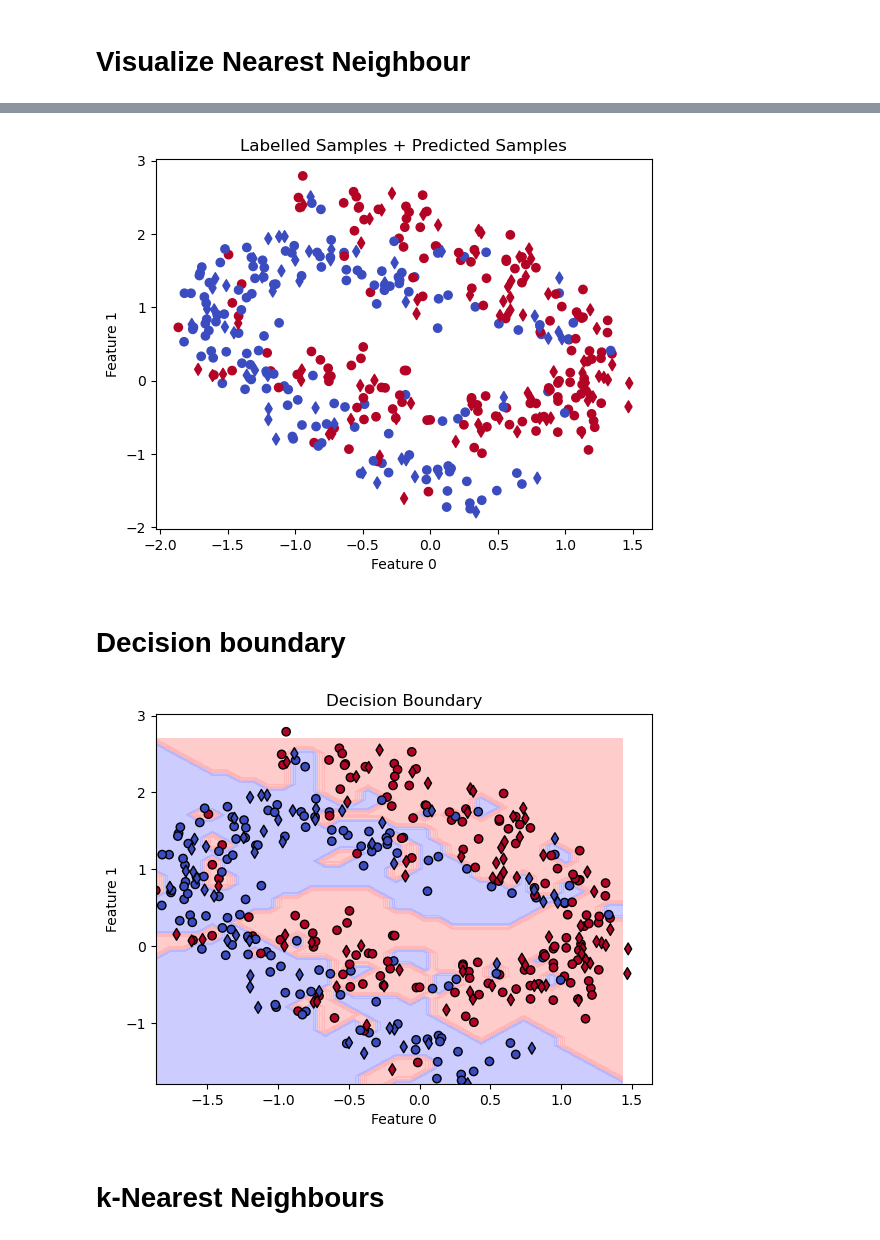
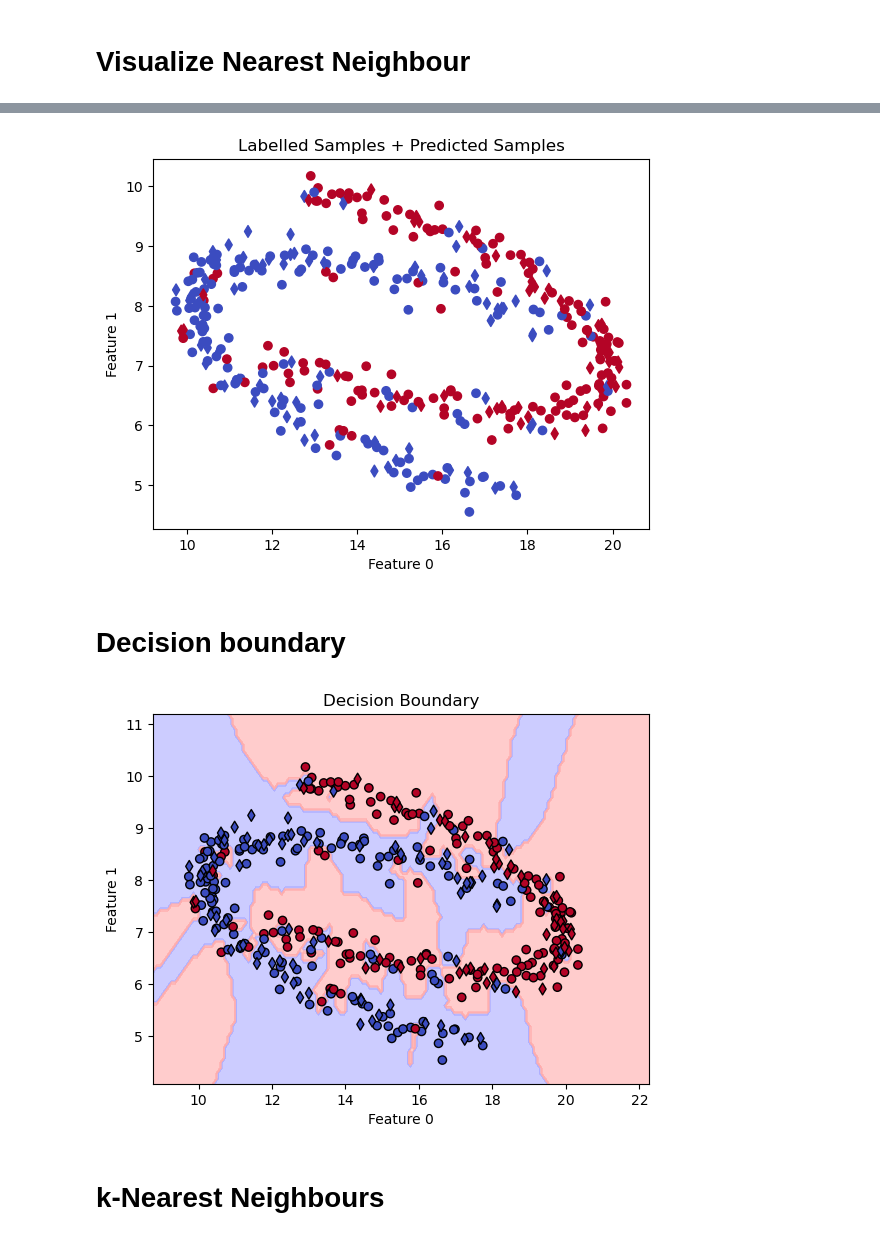
Before and after one commit to eduardo-ufmg/EAP, a Jupyter notebook: presentation/code/knn.ipynb, the cells around one changed output, grey strips where cells are left out. Saved outputs shown, nothing was run; the diff lists cells and outputs as text; code cells hidden in the pictures.

```diff
--- a/presentation/code/knn.ipynb
+++ b/presentation/code/knn.ipynb
@@ -17,7 +17,11 @@ X2d = np.vstack([
 
 np.random.seed(0)
 
-X2d = X2d @ rotation_matrix.T + np.random.normal(0, 0.2, X2d.shape)
+X2d = X2d @ rotation_matrix.T
+
+X2d[:, 0] = 10 + (X2d[:, 0] - X2d[:, 0].min()) / (X2d[:, 0].max() - X2d[:, 0].min()) * (20 - 10) + np.random.normal(0, 0.2, X2d[:, 0].shape)
+X2d[:, 1] = 5 + (X2d[:, 1] - X2d[:, 1].min()) / (X2d[:, 1].max() - X2d[:, 1].min()) * (10 - 5) + np.random.normal(0, 0.2, X2d[:, 1].shape)
+
 y2d = np.hstack([np.zeros(n_samples_per_class), np.ones(n_samples_per_class)])
 
 X2d_train, X2d_test, y2d_train, y2d_test = train_test_split(X2d, y2d, test_size=0.3, random_state=0)
@@ -182,33 +186,33 @@ plt.ylabel('Feature 1')
 plt.savefig('../results/2d_pred_nn.png')
 plt.show()
 # %% [output]
-[figure, old version]
+[figure, new version]
 # %% [markdown]
 # Decision boundary
 # %%
 from matplotlib.colors import ListedColormap
 
-x_min, x_max = X2d[:, 0].min(), X2d[:, 0].max()
-y_min, y_max = X2d[:, 1].min(), X2d[:, 1].max()
+x_min, x_max = 0.9 * X2d[:, 0].min(), 1.1 * X2d[:, 0].max()
+y_min, y_max = 0.9 * X2d[:, 1].min(), 1.1 * X2d[:, 1].max()
 xx, yy = np.meshgrid(np.arange(x_min, x_max, 0.1),
            np.arange(y_min, y_max, 0.1))
 
 grid_points = np.c_[xx.ravel(), yy.ravel()]
 distances = np.linalg.norm(grid_points[:, np.newaxis] - X2d_train, axis=2)
 
 nearest_indices = np.argmin(distances, axis=1)
 grid_predictions_nn = y2d_train[nearest_indices].reshape(xx.shape)
 
 plt.contourf(xx, yy, grid_predictions_nn, alpha=0.6, cmap=ListedColormap(['#AAAAFF', '#FFAAAA']))
 plt.scatter(X2d_train[:, 0], X2d_train[:, 1], c=y2d_train, cmap='coolwarm', edgecolor='k')
 plt.scatter(X2d_test[:, 0], X2d_test[:, 1], c=y2d_pred_nn, cmap='coolwarm', marker='d', edgecolor='k')
 plt.title('Decision Boundary')
 plt.xlabel('Feature 0')
 plt.ylabel('Feature 1')
 plt.savefig('../results/decision_boundary_nn.png')
 plt.show()
 # %% [output]
-[figure, old version]
+[figure, new version]
 # %% [markdown]
 # k-Nearest Neighbours
 # %%
```
Also changed, not shown: parts of 7 cells of this notebook.
